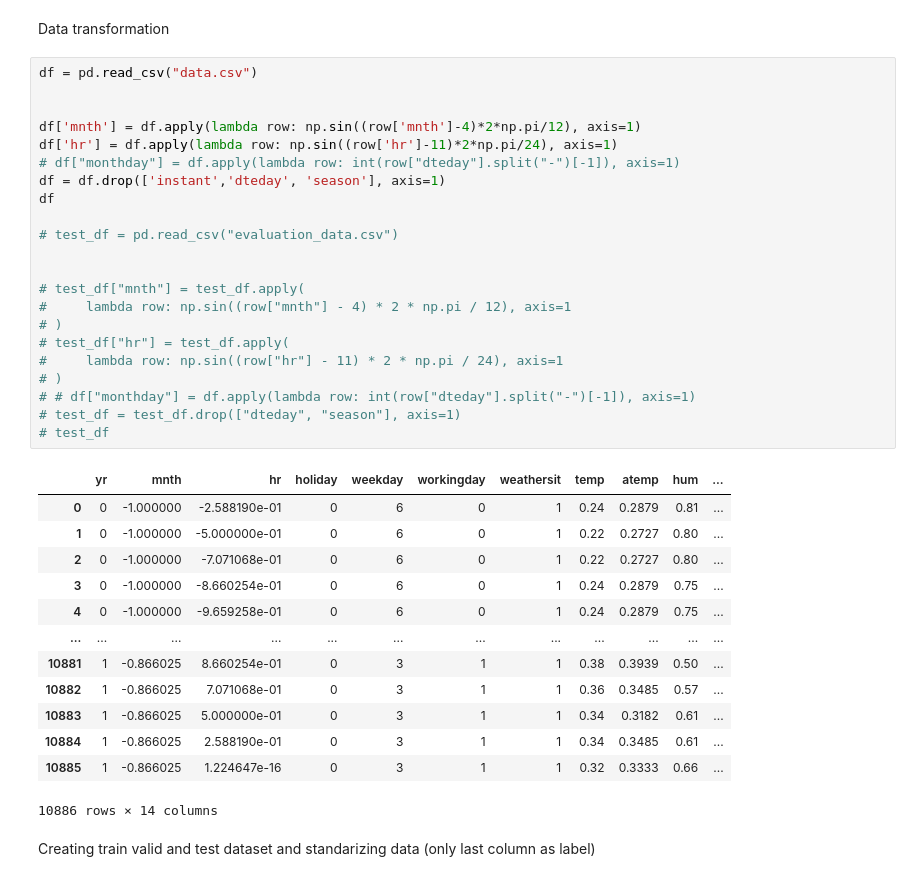
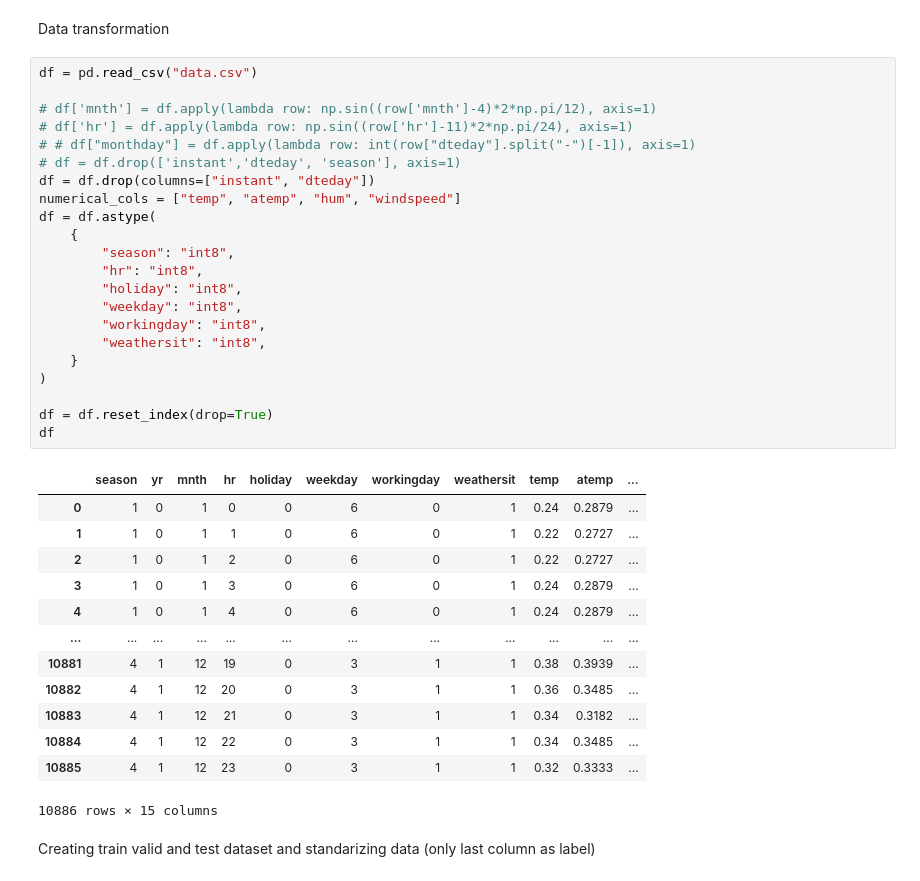
Before and after one commit to q3eq3e/Artificial-neural-networks-lab, a Jupyter notebook: cw1/bikes/bike_regression.ipynb, the cells around one changed output. Cells and saved outputs as stored; diff of their text form.

```diff
--- a/cw1/bikes/bike_regression.ipynb
+++ b/cw1/bikes/bike_regression.ipynb
@@ -30,39 +40,39 @@ Data transformation
 # %%
 df = pd.read_csv("data.csv")
 
+# df['mnth'] = df.apply(lambda row: np.sin((row['mnth']-4)*2*np.pi/12), axis=1)
+# df['hr'] = df.apply(lambda row: np.sin((row['hr']-11)*2*np.pi/24), axis=1)
+# # df["monthday"] = df.apply(lambda row: int(row["dteday"].split("-")[-1]), axis=1)
+# df = df.drop(['instant','dteday', 'season'], axis=1)
+df = df.drop(columns=["instant", "dteday"])
+numerical_cols = ["temp", "atemp", "hum", "windspeed"]
+df = df.astype(
+    {
+        "season": "int8",
+        "hr": "int8",
+        "holiday": "int8",
+        "weekday": "int8",
+        "workingday": "int8",
+        "weathersit": "int8",
+    }
+)
 
-df['mnth'] = df.apply(lambda row: np.sin((row['mnth']-4)*2*np.pi/12), axis=1)
-df['hr'] = df.apply(lambda row: np.sin((row['hr']-11)*2*np.pi/24), axis=1)
-# df["monthday"] = df.apply(lambda row: int(row["dteday"].split("-")[-1]), axis=1)
-df = df.drop(['instant','dteday', 'season'], axis=1)
+df = df.reset_index(drop=True)
 df
-
-# test_df = pd.read_csv("evaluation_data.csv")
-
-
-# test_df["mnth"] = test_df.apply(
-#     lambda row: np.sin((row["mnth"] - 4) * 2 * np.pi / 12), axis=1
-# )
-# test_df["hr"] = test_df.apply(
-#     lambda row: np.sin((row["hr"] - 11) * 2 * np.pi / 24), axis=1
-# )
-# # df["monthday"] = df.apply(lambda row: int(row["dteday"].split("-")[-1]), axis=1)
-# test_df = test_df.drop(["dteday", "season"], axis=1)
-# test_df
 # %% [output]
-|  | yr | mnth | hr | holiday | weekday | workingday | weathersit | temp | atemp | hum | ... |
-| 0 | 0 | -1.000000 | -2.588190e-01 | 0 | 6 | 0 | 1 | 0.24 | 0.2879 | 0.81 | ... |
-| 1 | 0 | -1.000000 | -5.000000e-01 | 0 | 6 | 0 | 1 | 0.22 | 0.2727 | 0.80 | ... |
-| 2 | 0 | -1.000000 | -7.071068e-01 | 0 | 6 | 0 | 1 | 0.22 | 0.2727 | 0.80 | ... |
-| 3 | 0 | -1.000000 | -8.660254e-01 | 0 | 6 | 0 | 1 | 0.24 | 0.2879 | 0.75 | ... |
-| 4 | 0 | -1.000000 | -9.659258e-01 | 0 | 6 | 0 | 1 | 0.24 | 0.2879 | 0.75 | ... |
+|  | season | yr | mnth | hr | holiday | weekday | workingday | weathersit | temp | atemp | ... |
+| 0 | 1 | 0 | 1 | 0 | 0 | 6 | 0 | 1 | 0.24 | 0.2879 | ... |
+| 1 | 1 | 0 | 1 | 1 | 0 | 6 | 0 | 1 | 0.22 | 0.2727 | ... |
+| 2 | 1 | 0 | 1 | 2 | 0 | 6 | 0 | 1 | 0.22 | 0.2727 | ... |
+| 3 | 1 | 0 | 1 | 3 | 0 | 6 | 0 | 1 | 0.24 | 0.2879 | ... |
+| 4 | 1 | 0 | 1 | 4 | 0 | 6 | 0 | 1 | 0.24 | 0.2879 | ... |
 | ... | ... | ... | ... | ... | ... | ... | ... | ... | ... | ... | ... |
-| 10881 | 1 | -0.866025 | 8.660254e-01 | 0 | 3 | 1 | 1 | 0.38 | 0.3939 | 0.50 | ... |
-| 10882 | 1 | -0.866025 | 7.071068e-01 | 0 | 3 | 1 | 1 | 0.36 | 0.3485 | 0.57 | ... |
-| 10883 | 1 | -0.866025 | 5.000000e-01 | 0 | 3 | 1 | 1 | 0.34 | 0.3182 | 0.61 | ... |
-| 10884 | 1 | -0.866025 | 2.588190e-01 | 0 | 3 | 1 | 1 | 0.34 | 0.3485 | 0.61 | ... |
-| 10885 | 1 | -0.866025 | 1.224647e-16 | 0 | 3 | 1 | 1 | 0.32 | 0.3333 | 0.66 | ... |
+| 10881 | 4 | 1 | 12 | 19 | 0 | 3 | 1 | 1 | 0.38 | 0.3939 | ... |
+| 10882 | 4 | 1 | 12 | 20 | 0 | 3 | 1 | 1 | 0.36 | 0.3485 | ... |
+| 10883 | 4 | 1 | 12 | 21 | 0 | 3 | 1 | 1 | 0.34 | 0.3182 | ... |
+| 10884 | 4 | 1 | 12 | 22 | 0 | 3 | 1 | 1 | 0.34 | 0.3485 | ... |
+| 10885 | 4 | 1 | 12 | 23 | 0 | 3 | 1 | 1 | 0.32 | 0.3333 | ... |
-10886 rows × 14 columns
+10886 rows × 15 columns
 # %% [markdown]
 Creating train valid and test dataset and standarizing data (only last column as label)
 # %%
```
Also changed, not shown: parts of 10 cells of this notebook.
